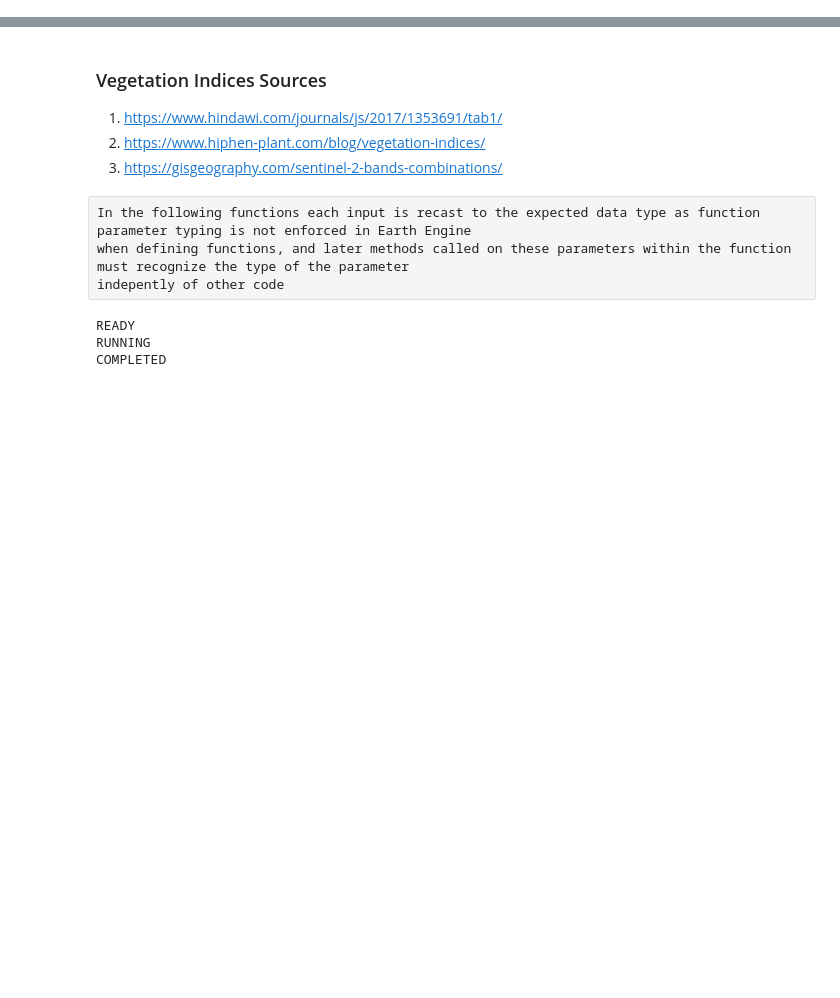
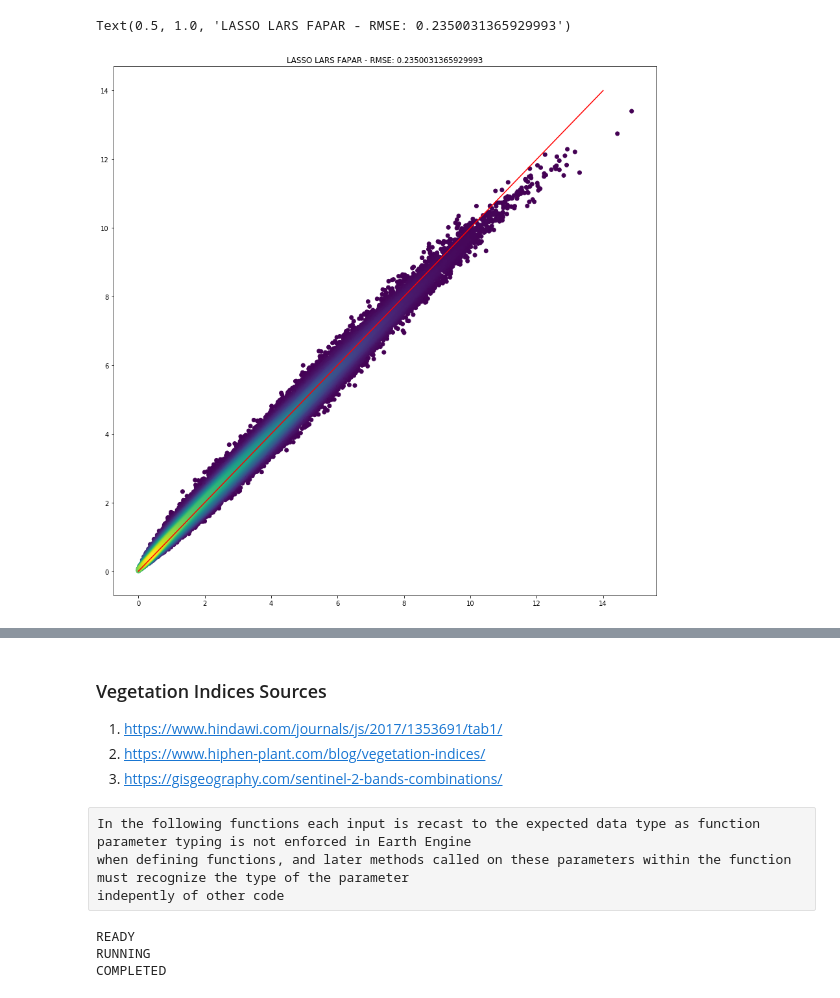
Before and after one commit to h39s/ALR_Earth_Engine, a Jupyter notebook: ALR_Client_Side.ipynb, the cells around one changed output, grey strips where cells are left out. Cells and saved outputs as stored; diff of their text form; code cells hidden in the pictures; blank space fills up the shorter version.

```diff
--- a/ALR_Client_Side.ipynb
+++ b/ALR_Client_Side.ipynb
@@ -2,0 +217,22 @@ import ee
+# %%
+xy_tf_LAI = numpy.vstack([LAI.values, rf_predictions])
+# %%
+z_tf_LAI = stats.gaussian_kde(xy_tf_LAI)(xy_tf_LAI)
+# %%
+idx_tf_LAI = z_tf_LAI.argsort()
+x_tf_LAI = LAI[idx_tf_LAI]
+y_tf_LAI = rf_predictions[idx_tf_LAI]
+z_tf_LAI = z_tf_LAI[idx_tf_LAI]
+# %%
+rmse_tf_LAI = metrics.mean_squared_error(x_tf_LAI, y_tf_LAI, squared=False)
+# %%
+a_tf_LAI = numpy.linspace(0, 14, 1000)
+
+fig, ax = plt.subplots(1, 1, figsize=(15,15))
+
+ax.scatter(x_tf_LAI, y_tf_LAI, c=z_tf_LAI)
+ax.plot(a_tf_LAI, a_tf_LAI, c='r')
+ax.set_title('LASSO LARS FAPAR - RMSE: {}'.format(rmse_tf_LAI))
+# %% [output]
+Text(0.5, 1.0, 'LASSO LARS FAPAR - RMSE: 0.2350031365929993')
+[figure, added]
```
Also changed, not shown: parts of 99 cells of this notebook, 42 other files.
